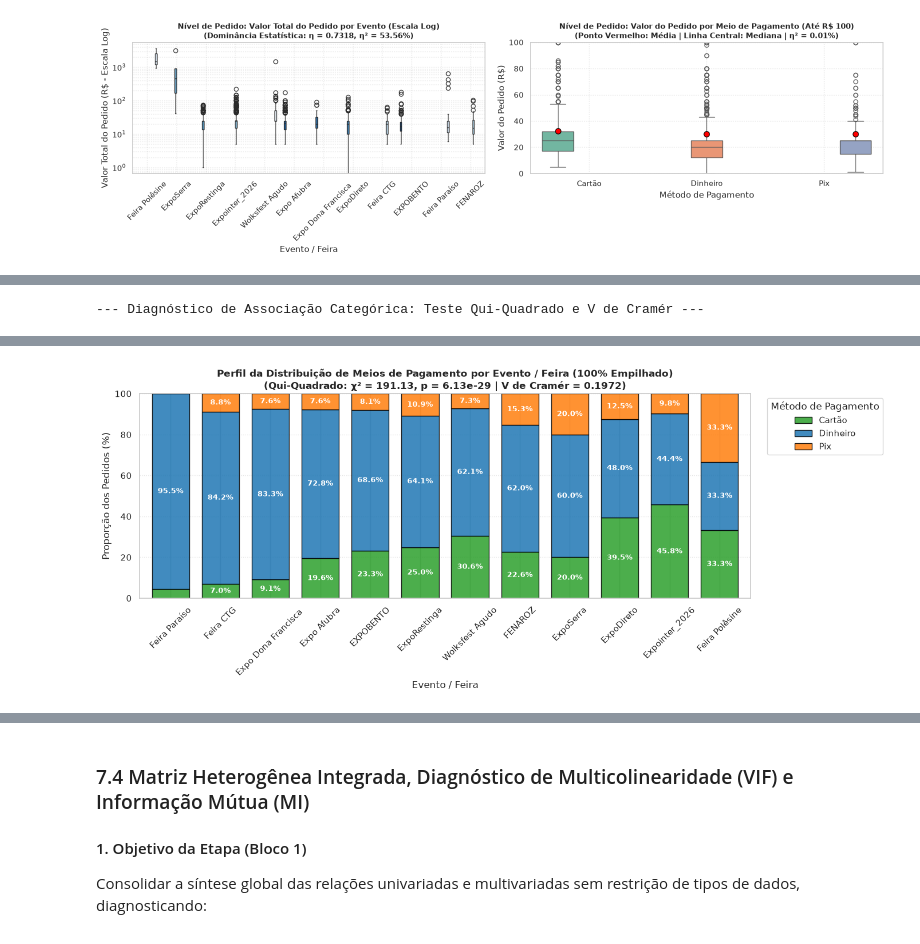
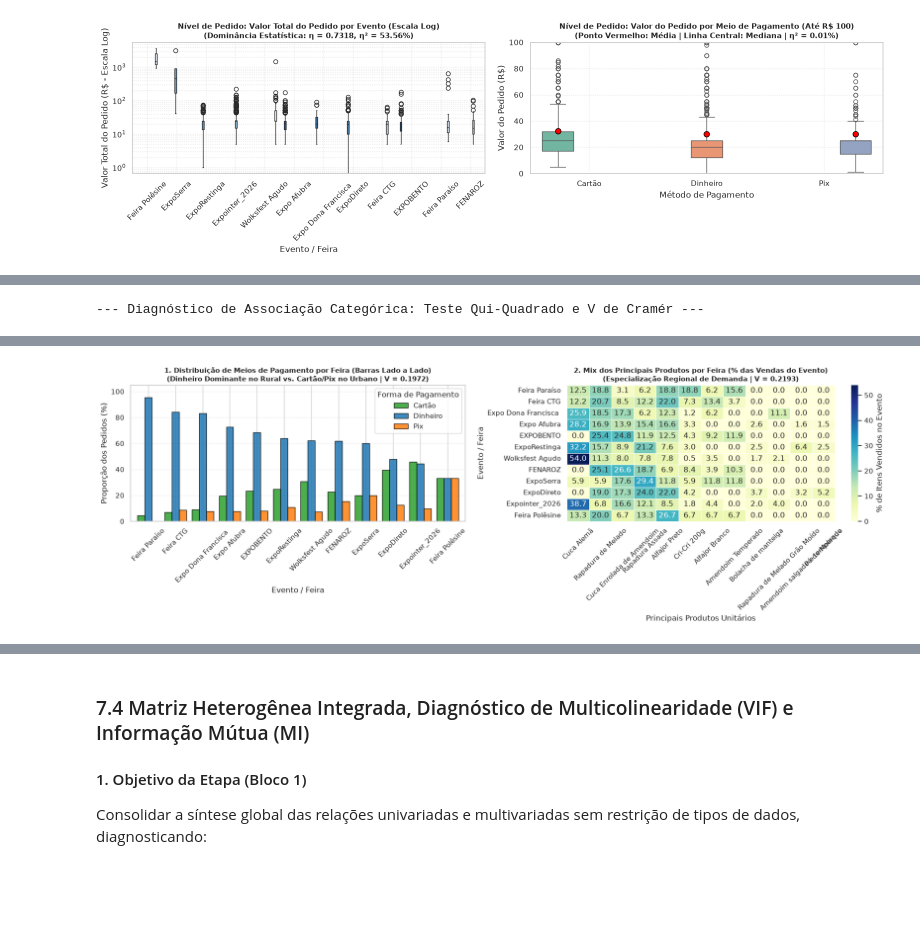
Before and after one commit to SIS-AMF/2026-2_trablho-g1-cd-ai2, a Jupyter notebook: main.ipynb, the cells around one changed output, grey strips where cells are left out. Cells and saved outputs as stored; diff of their text form; code cells hidden in the pictures; blank space fills up the shorter version.

Commit message:
refactor(eda): reestruturar visualizacao da secao 7.3 e integrar dython nativo

```diff
--- a/main.ipynb
+++ b/main.ipynb
@@ -1684,18 +1671,9 @@ import seaborn as sns
 from scipy import stats
 
 # ==============================================================================
-# 1. FUNÇÃO DETERMINÍSTICA DO V DE CRAMÉR (Citação: carros.ipynb, Cell 22)
+# 1. IMPORTAÇÃO DO V DE CRAMÉR (Citação: carros.ipynb, Cell 22/24)
 # ==============================================================================
-def cramers_v(series1, series2):
-    tabela = pd.crosstab(series1, series2)
-    chi2, p_val, dof, _ = stats.chi2_contingency(tabela)
-    n = tabela.sum().sum()
-    r, k = tabela.shape
-    min_dim = min(r - 1, k - 1)
-    if min_dim == 0 or n == 0:
-        return 0.0, chi2, p_val, dof
-    v = np.sqrt(chi2 / (n * min_dim))
-    return float(v), float(chi2), float(p_val), int(dof)
+from dython.nominal import cramers_v
 
 # ==============================================================================
 # 2. TABELA DIAGNÓSTICA DE ASSOCIAÇÃO CATEGÓRICA (QUI-QUADRADO E V DE CRAMÉR)
@@ -1708,7 +1686,9 @@ pares_categoricos = [
 
 resultados_cramer = []
 for nivel, s1, s2, nome1, nome2 in pares_categoricos:
-    v_stat, chi2_stat, p_val, dof = cramers_v(s1, s2)
+    tabela = pd.crosstab(s1, s2)
+    chi2_stat, p_val, dof, _ = stats.chi2_contingency(tabela)
+    v_stat = cramers_v(s1, s2, bias_correction=False)
     grau_assoc = 'Forte (V > 0.30)' if v_stat > 0.30 else ('Moderada (0.10 ≤ V ≤ 0.30)' if v_stat >= 0.10 else 'Desprezível (V < 0.10)')
     resultados_cramer.append({
         'Nível': nivel,
@@ -1719,56 +1699,65 @@ for nivel, s1, s2, nome1, nome2 in pares_categoricos:
         'V de Cramér (V)': round(v_stat, 4),
         'Intensidade da Associação': grau_assoc
     })
 
 df_cramer_resumo = pd.DataFrame(resultados_cramer)
 print("--- Diagnóstico de Associação Categórica: Teste Qui-Quadrado e V de Cramér ---")
 display(df_cramer_resumo)
 
 # ==============================================================================
-# 3. PERFIL DE MEIOS DE PAGAMENTO POR EVENTO (BARRAS EMPILHADAS 100%)
+# 3. ESTRATIFICAÇÃO VISUAL BIVARIADA: PAGAMENTO E MIX DE PRODUTOS POR EVENTO
 # ==============================================================================
-# Citação: Titanic.ipynb, Cell 55 (crosstab com normalize='index')
+fig, axes = plt.subplots(1, 2, figsize=(18, 6))
+
+# --- Painel 1: Proporção de Meios de Pagamento por Evento (Barras Lado a Lado) ---
 tab_evento_pag = pd.crosstab(df_pedidos['evento_nome'], df_pedidos['pedido_metodo_pagamento'], normalize='index') * 100
-
-# Ordenação dos eventos pela maior proporção de Dinheiro
 tab_evento_pag = tab_evento_pag.sort_values(by='Dinheiro', ascending=False)
 
-fig, ax = plt.subplots(figsize=(14, 6))
 tab_evento_pag.plot(
     kind='bar',
-    stacked=True,
+    stacked=False,
     color=['#2ca02c', '#1f77b4', '#ff7f0e'], # Dinheiro (verde), Cartão (azul), Pix (laranja)
-    ax=ax,
-    width=0.75,
+    ax=axes[0],
+    width=0.8,
     edgecolor='black',
     alpha=0.85
 )
+axes[0].set_title('1. Distribuição de Meios de Pagamento por Feira (Barras Lado a Lado)\n(Dinheiro Dominante no Rural vs. Cartão/Pix no Urbano | V = 0.1972)', fontsize=11, fontweight='bold')
+axes[0].set_xlabel('Evento / Feira')
+axes[0].set_ylabel('Proporção dos Pedidos (%)')
+axes[0].set_ylim(0, 105)
+axes[0].tick_params(axis='x', rotation=45)
+axes[0].grid(axis='y', linestyle=':', alpha=0.6)
+axes[0].legend(title='Forma de Pagamento')
 
-# Adição de rótulos percentuais nas barras
-for p in ax.patches:
-    height = p.get_height()
-    width = p.get_width()
-    x, y = p.get_xy()
-    if height > 5.0: # Apenas rotula se a fatia for superior a 5%
-        ax.text(x + width/2, y + height/2, f'{height:.1f}%', ha='center', va='center', color='white', fontweight='bold', fontsize=9)
+# --- Painel 2: Mix dos Principais Produtos por Evento (Heatmap de Contingência) ---
+top_produtos = df_saneado['produto_unitario'].value_counts().head(12).index
+tab_mix_evento = pd.crosstab(df_saneado['evento_nome'], df_saneado['produto_unitario'], normalize='index') * 100
+tab_mix_evento = tab_mix_evento.loc[tab_evento_pag.index, top_produtos] # Ordenado na mesma sequência do Painel 1
 
-ax.set_title('Perfil da Distribuição de Meios de Pagamento por Evento / Feira (100% Empilhado)\n(Qui-Quadrado: χ² = 191.13, p = 6.13e-29 | V de Cramér = 0.1972)', fontsize=12, fontweight='bold')
-ax.set_xlabel('Evento / Feira')
-ax.set_ylabel('Proporção dos Pedidos (%)')
-ax.set_ylim(0, 100)
-ax.legend(title='Método de Pagamento', bbox_to_anchor=(1.02, 1), loc='upper left')
-ax.tick_params(axis='x', rotation=45)
-ax.grid(axis='y', linestyle=':', alpha=0.5)
+sns.heatmap(
+    tab_mix_evento,
+    annot=True,
+    fmt='.1f',
+    cmap='YlGnBu',
+    cbar_kws={'label': '% de Itens Vendidos no Evento'},
+    ax=axes[1],
+    linewidths=0.5
+)
+axes[1].set_title('2. Mix dos Principais Produtos por Feira (% das Vendas do Evento)\n(Especialização Regional de Demanda | V = 0.2193)', fontsize=11, fontweight='bold')
+axes[1].set_xlabel('Principais Produtos Unitários')
+axes[1].set_ylabel('Evento / Feira')
+axes[1].tick_params(axis='x', rotation=45)
 
 plt.tight_layout()
 plt.show()
 # %% [output]
 --- Diagnóstico de Associação Categórica: Teste Qui-Quadrado e V de Cramér ---
 |  | Nível | Cruzamento | Qui-Quadrado (χ²) | Graus de Liberdade (dof) | p-valor | V de Cramér (V) | ... |
 | 0 | Nível de Pedido (n=2.457) | evento_nome × pedido_metodo_pagam... | 191.13 | 22 | 6.13e-29 | 0.1972 | ... |
 | 1 | Nível de Item (n=3.113) | evento_nome × produto_unitario | 1646.44 | 176 | 7.15e-237 | 0.2193 | ... |
 | 2 | Nível de Item (n=3.113) | pedido_metodo_pagamento × produto... | 63.45 | 32 | 7.68e-04 | 0.1010 | ... |
-[figure, old version]
+[figure, new version]
 # %% [markdown]
 #### Interpretação Estatística e Decisão de Negócio (Bloco 4)
 
```
Also changed, not shown: parts of 3 cells of this notebook.
